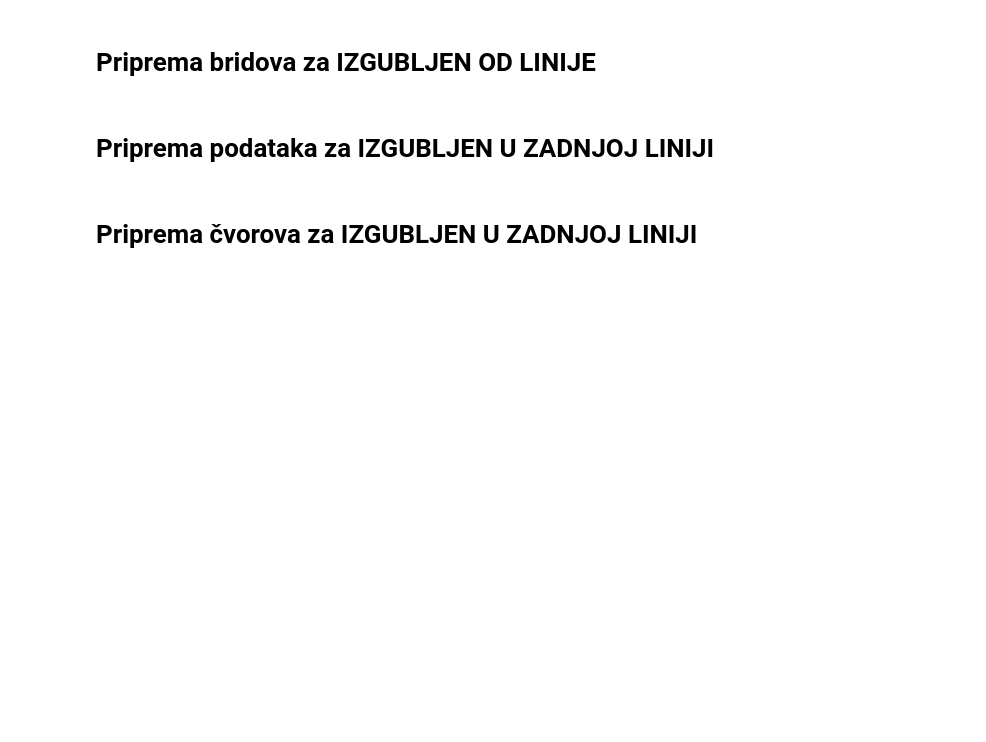
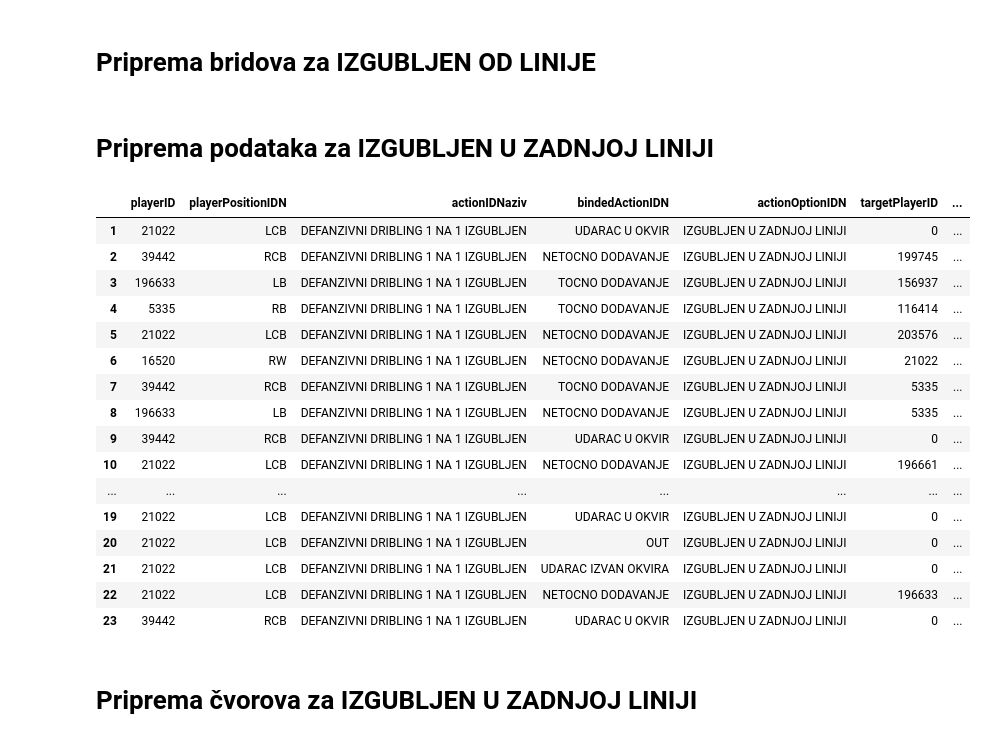
Before and after one commit to hrvatskibogmars/brainstormers, a Jupyter notebook: analysis/techo_notebooks/SNA/Preparing some relevant actions for SNA - Eintracht.ipynb, the cells around one changed output. Drawn from its saved outputs; the diff is of its cells as text; code cells hidden in the pictures; blank space fills up the shorter version.

```diff
--- a/analysis/techo_notebooks/SNA/Preparing some relevant actions for SNA - Eintracht.ipynb
+++ b/analysis/techo_notebooks/SNA/Preparing some relevant actions for SNA - Eintracht.ipynb
@@ -468,29 +471,46 @@ dfEintrachtIOL1.to_csv("Eintracht_sna_iol_edges.csv", sep=',', index=False)
 # %%
 dfEintrachtIZL = dfEintrachtAkcije[(dfEintrachtAkcije['actionOptionID'] == 378)]
 
 dfEintrachtIZLClean = dfEintrachtIZL.drop(['ID', 'gameID', 'actionID',
                                             'bindedActionID', 'actionOptionID',
                                             'playerTeam', 'refPositionX',
                                             'refPositionY', 'startPossTime', 'endPossTime', 'gameTimeSection',
                                             'playerPositionID', 'targetPositionID', 'awayTeamSide', 'action_duration',
                                             'domaci', 'gosti', 'domaciFormacija', 'gostiFormacija',
                                             'gameDate', 'gameTime', 'stadium', 'referee', 'stadium', 'climate',
                                             'luna', 'temperature', 'viewers', 'domaciID', 'gostiID', 'homeTeamFormacijaID',
                                             'awayTeamFormacijaID', 'Pogodaka_domaci', 'Score_domaci', 'Pogodaka_gosti',
                                             'Score_gosti', 'actionStartTime', 'actionEndTime', 'touchNumber',
-                                            'actionPosX1', 'actionPosX2', 'actionPosY1', 'actionPosY2',
                                             'ref_sector', 'poss_duration', 'goalZone', 'distance'], axis = 1)
 
 dfEintrachtIZLClean.reset_index(drop=True, inplace=True)
 dfEintrachtIZLClean.index += 1
 
 dfEP = pd.read_csv("eintrachtP.csv", sep=',')
 
 dfEintrachtIZL1 = pd.merge(dfEintrachtIZLClean, dfEP, left_on='playerID', right_on='playerID', how='left')
 dfEintrachtIZL2 = dfEintrachtIZL1.rename(columns={'name_x':'playerName', 'name_y':'targetName', 'playerID_x':'playerID'})
 dfEintrachtIZL2.to_csv("Eintracht_sna_izl.csv", sep=',', index=False)
 dfEintrachtIZL2.index += 1
 dfEintrachtIZL2
+# %% [output]
+|  | playerID | playerPositionIDN | actionIDNaziv | bindedActionIDN | actionOptionIDN | targetPlayerID | ... |
+| 1 | 21022 | LCB | DEFANZIVNI DRIBLING 1 NA 1 IZGUBLJEN | UDARAC U OKVIR | IZGUBLJEN U ZADNJOJ LINIJI | 0 | ... |
+| 2 | 39442 | RCB | DEFANZIVNI DRIBLING 1 NA 1 IZGUBLJEN | NETOCNO DODAVANJE | IZGUBLJEN U ZADNJOJ LINIJI | 199745 | ... |
+| 3 | 196633 | LB | DEFANZIVNI DRIBLING 1 NA 1 IZGUBLJEN | TOCNO DODAVANJE | IZGUBLJEN U ZADNJOJ LINIJI | 156937 | ... |
+| 4 | 5335 | RB | DEFANZIVNI DRIBLING 1 NA 1 IZGUBLJEN | TOCNO DODAVANJE | IZGUBLJEN U ZADNJOJ LINIJI | 116414 | ... |
+| 5 | 21022 | LCB | DEFANZIVNI DRIBLING 1 NA 1 IZGUBLJEN | NETOCNO DODAVANJE | IZGUBLJEN U ZADNJOJ LINIJI | 203576 | ... |
+| 6 | 16520 | RW | DEFANZIVNI DRIBLING 1 NA 1 IZGUBLJEN | NETOCNO DODAVANJE | IZGUBLJEN U ZADNJOJ LINIJI | 21022 | ... |
+| 7 | 39442 | RCB | DEFANZIVNI DRIBLING 1 NA 1 IZGUBLJEN | TOCNO DODAVANJE | IZGUBLJEN U ZADNJOJ LINIJI | 5335 | ... |
+| 8 | 196633 | LB | DEFANZIVNI DRIBLING 1 NA 1 IZGUBLJEN | NETOCNO DODAVANJE | IZGUBLJEN U ZADNJOJ LINIJI | 5335 | ... |
+| 9 | 39442 | RCB | DEFANZIVNI DRIBLING 1 NA 1 IZGUBLJEN | UDARAC U OKVIR | IZGUBLJEN U ZADNJOJ LINIJI | 0 | ... |
+| 10 | 21022 | LCB | DEFANZIVNI DRIBLING 1 NA 1 IZGUBLJEN | NETOCNO DODAVANJE | IZGUBLJEN U ZADNJOJ LINIJI | 196661 | ... |
+| ... | ... | ... | ... | ... | ... | ... | ... |
+| 19 | 21022 | LCB | DEFANZIVNI DRIBLING 1 NA 1 IZGUBLJEN | UDARAC U OKVIR | IZGUBLJEN U ZADNJOJ LINIJI | 0 | ... |
+| 20 | 21022 | LCB | DEFANZIVNI DRIBLING 1 NA 1 IZGUBLJEN | OUT | IZGUBLJEN U ZADNJOJ LINIJI | 0 | ... |
+| 21 | 21022 | LCB | DEFANZIVNI DRIBLING 1 NA 1 IZGUBLJEN | UDARAC IZVAN OKVIRA | IZGUBLJEN U ZADNJOJ LINIJI | 0 | ... |
+| 22 | 21022 | LCB | DEFANZIVNI DRIBLING 1 NA 1 IZGUBLJEN | NETOCNO DODAVANJE | IZGUBLJEN U ZADNJOJ LINIJI | 196633 | ... |
+| 23 | 39442 | RCB | DEFANZIVNI DRIBLING 1 NA 1 IZGUBLJEN | UDARAC U OKVIR | IZGUBLJEN U ZADNJOJ LINIJI | 0 | ... |
 # %% [markdown]
 # Priprema čvorova za IZGUBLJEN U ZADNJOJ LINIJI
 # %%
```
Also changed, not shown: parts of 7 cells of this notebook, 25 other files.
